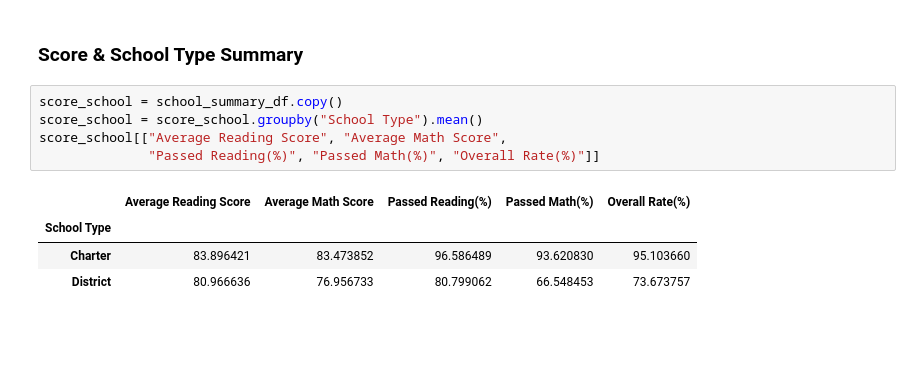
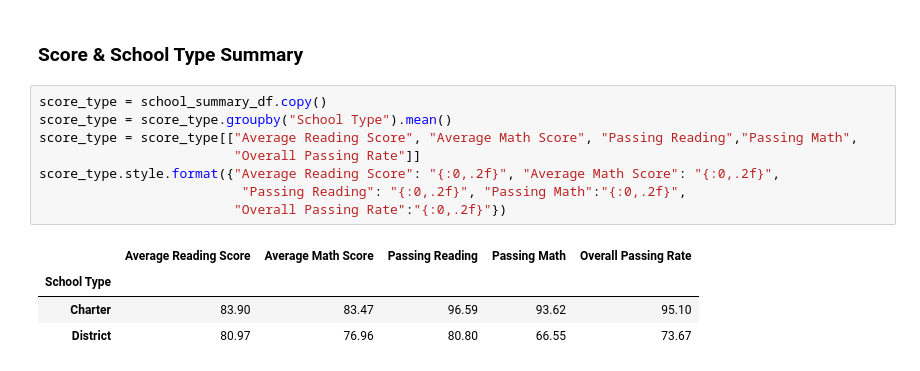
Before and after one commit to Tam-ala/Game-and-School-Stats-with-Pandas, a Jupyter notebook: PyCitySchools/PyCitySchools_Complete.ipynb, the cells around one changed output. Cells and saved outputs as stored; diff of their text form; blank space fills up the shorter version.

```diff
--- a/PyCitySchools/PyCitySchools_Complete.ipynb
+++ b/PyCitySchools/PyCitySchools_Complete.ipynb
@@ -453,13 +467,16 @@ See the caveats in the documentation: https://pandas.pydata.org/pandas-docs/stab
 | Large (2000-5000) | 81.34 | 77.75 | 82.77 | 69.96 | 76.36 |
 # %% [markdown]
 ### Score & School Type Summary
-# %%
-score_school = school_summary_df.copy()
-score_school = score_school.groupby("School Type").mean()
-score_school[["Average Reading Score", "Average Math Score",
-              "Passed Reading(%)", "Passed Math(%)", "Overall Rate(%)"]]
-# %% [output]
-|  | Average Reading Score | Average Math Score | Passed Reading(%) | Passed Math(%) | Overall Rate(%) |
-| School Type |  |  |  |  |  |
-| Charter | 83.896421 | 83.473852 | 96.586489 | 93.620830 | 95.103660 |
-| District | 80.966636 | 76.956733 | 80.799062 | 66.548453 | 73.673757 |
+# %%
+score_type = school_summary_df.copy()
+score_type = score_type.groupby("School Type").mean()
+score_type = score_type[["Average Reading Score", "Average Math Score", "Passing Reading","Passing Math",
+                         "Overall Passing Rate"]]
+score_type.style.format({"Average Reading Score": "{:0,.2f}", "Average Math Score": "{:0,.2f}",
+                          "Passing Reading": "{:0,.2f}", "Passing Math":"{:0,.2f}",
+                         "Overall Passing Rate":"{:0,.2f}"})
+# %% [output]
+|  | Average Reading Score | Average Math Score | Passing Reading | Passing Math | Overall Passing Rate |
+| School Type |  |  |  |  |  |
+| Charter | 83.90 | 83.47 | 96.59 | 93.62 | 95.10 |
+| District | 80.97 | 76.96 | 80.80 | 66.55 | 73.67 |
```
Also changed, not shown: parts of 13 cells of this notebook.
